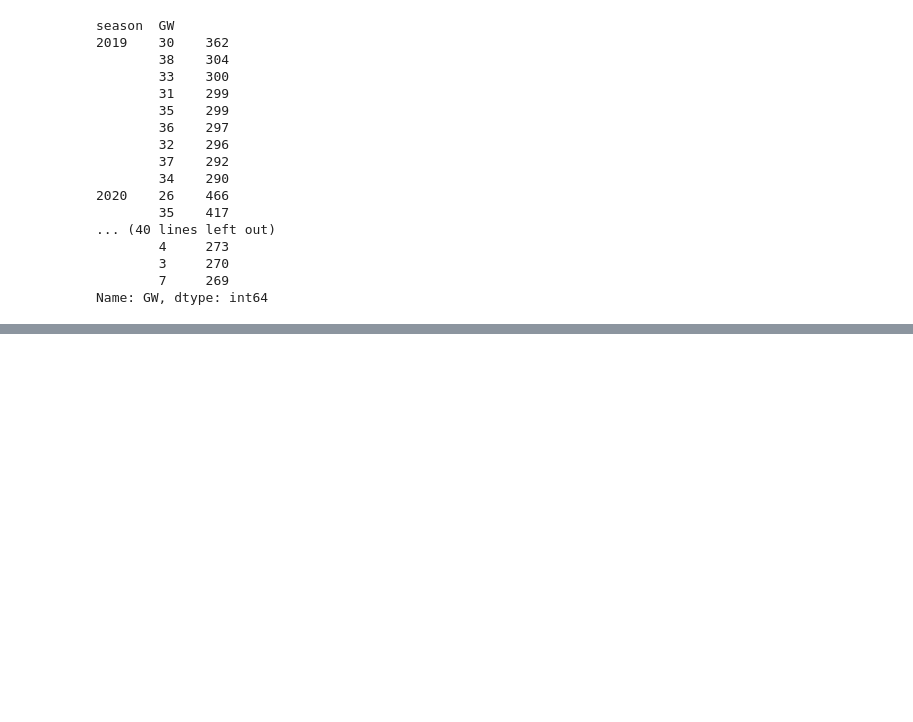
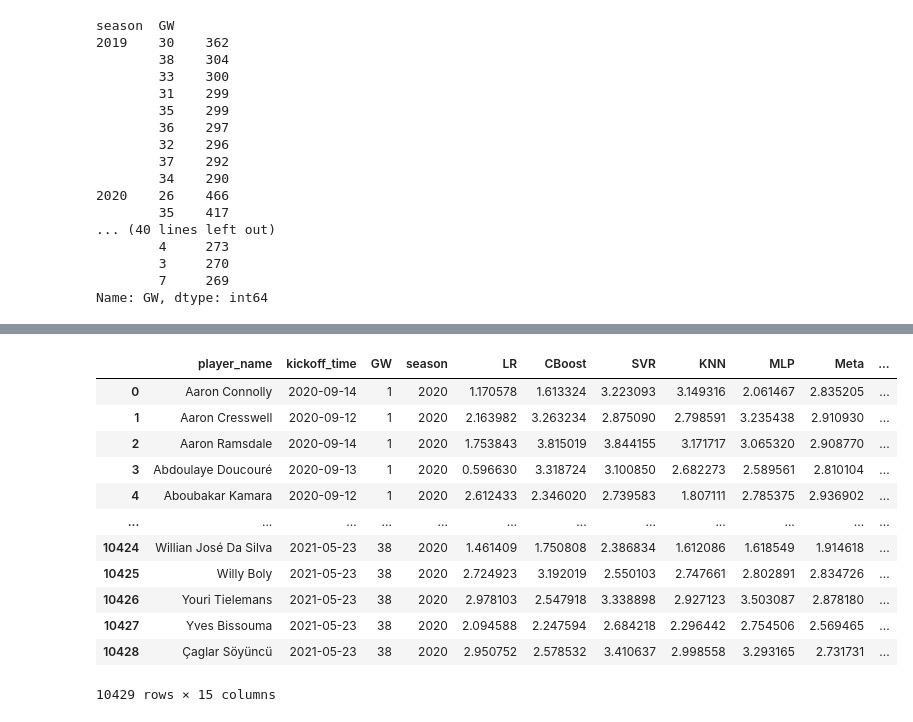
Before and after one commit to Fransie-dev/FPL-Ensembling, a Jupyter notebook: src/8 - Meta Learner.ipynb, the cells around one changed output, grey strips where cells are left out. Cells and saved outputs as stored; diff of their text form; code cells hidden in the pictures; blank space fills up the shorter version.

```diff
--- a/src/8 - Meta Learner.ipynb
+++ b/src/8 - Meta Learner.ipynb
@@ -708,0 +1158,44 @@ for name in ['LR', 'KNN', 'MLP', 'SVR', 'CBoost', 'Meta']:
+# %%
+import seaborn as sns
+import pandas as pd
+import matplotlib.pyplot as plt
+import matplotlib
+sns.set()
+df_preds = pd.read_csv('/content/drive/MyDrive/Predictions/new_meta_early_stop_no_rounding_test_final.csv')
+df_correct = pd.read_csv('/content/drive/MyDrive/Data/collected_us_updated.csv').sort_values(['season', 'GW', 'player_name',  'kickoff_time'])
+df_correct = df_correct[df_correct['season'] == 2020]
+df_correct.reset_index(drop = True, inplace = True)
+df_preds[['total_points', 'team', 'position']] = df_correct[['total_points', 'team', 'position']]
+df_preds['Position'] =df_preds['position']
+df_preds['Points scored'] = df_preds['total_points']
+plt.figure(figsize = (12,6))
+# %%
+fig, ((ax1, ax2, ax3), (ax4, ax5, ax6)) = plt.subplots(ncols=3, nrows = 2, sharey=True, sharex = True, figsize = (20, 10),  constrained_layout = True)
+axs = [ax1, ax2, ax3, ax4, ax5, ax6]
+
+i = 0
+for name, ax in list(zip(['LR', 'CBoost', 'SVR', 'KNN', 'MLP', 'Meta'], axs)):
+    # sns.scatterplot(x = 'total_points', y = name, data = df, ax = ax, color = matplotlib.colors.to_hex(sns.color_palette('PuBu_r', 18)[i]))
+    sns.kdeplot(data = df_preds, x = name, fill = True, multiple = 'stack', edgecolor = 'black', ax = ax,
+                color = matplotlib.colors.to_hex(sns.color_palette('magma', 6)[i]))
+    sns.kdeplot(data = df_preds, x = 'total_points', fill = True, multiple = 'stack', edgecolor = 'black', ax = ax)
+    ax.set_title(name,fontsize=15)
+    ax.set_xlabel('Point forecast',fontsize=15)
+    i += 1
+plt.savefig('/content/drive/MyDrive/figs/testing_distribs.png', bbox_inches='tight')
+# %%
+df_preds
+# %% [output]
+|  | player_name | kickoff_time | GW | season | LR | CBoost | SVR | KNN | MLP | Meta | ... |
+| 0 | Aaron Connolly | 2020-09-14 | 1 | 2020 | 1.170578 | 1.613324 | 3.223093 | 3.149316 | 2.061467 | 2.835205 | ... |
+| 1 | Aaron Cresswell | 2020-09-12 | 1 | 2020 | 2.163982 | 3.263234 | 2.875090 | 2.798591 | 3.235438 | 2.910930 | ... |
+| 2 | Aaron Ramsdale | 2020-09-14 | 1 | 2020 | 1.753843 | 3.815019 | 3.844155 | 3.171717 | 3.065320 | 2.908770 | ... |
+| 3 | Abdoulaye Doucouré | 2020-09-13 | 1 | 2020 | 0.596630 | 3.318724 | 3.100850 | 2.682273 | 2.589561 | 2.810104 | ... |
+| 4 | Aboubakar Kamara | 2020-09-12 | 1 | 2020 | 2.612433 | 2.346020 | 2.739583 | 1.807111 | 2.785375 | 2.936902 | ... |
+| ... | ... | ... | ... | ... | ... | ... | ... | ... | ... | ... | ... |
+| 10424 | Willian José Da Silva | 2021-05-23 | 38 | 2020 | 1.461409 | 1.750808 | 2.386834 | 1.612086 | 1.618549 | 1.914618 | ... |
+| 10425 | Willy Boly | 2021-05-23 | 38 | 2020 | 2.724923 | 3.192019 | 2.550103 | 2.747661 | 2.802891 | 2.834726 | ... |
+| 10426 | Youri Tielemans | 2021-05-23 | 38 | 2020 | 2.978103 | 2.547918 | 3.338898 | 2.927123 | 3.503087 | 2.878180 | ... |
+| 10427 | Yves Bissouma | 2021-05-23 | 38 | 2020 | 2.094588 | 2.247594 | 2.684218 | 2.296442 | 2.754506 | 2.569465 | ... |
+| 10428 | Çaglar Söyüncü | 2021-05-23 | 38 | 2020 | 2.950752 | 2.578532 | 3.410637 | 2.998558 | 3.293165 | 2.731731 | ... |
+10429 rows × 15 columns
```
Also changed, not shown: parts of 27 cells of this notebook.
